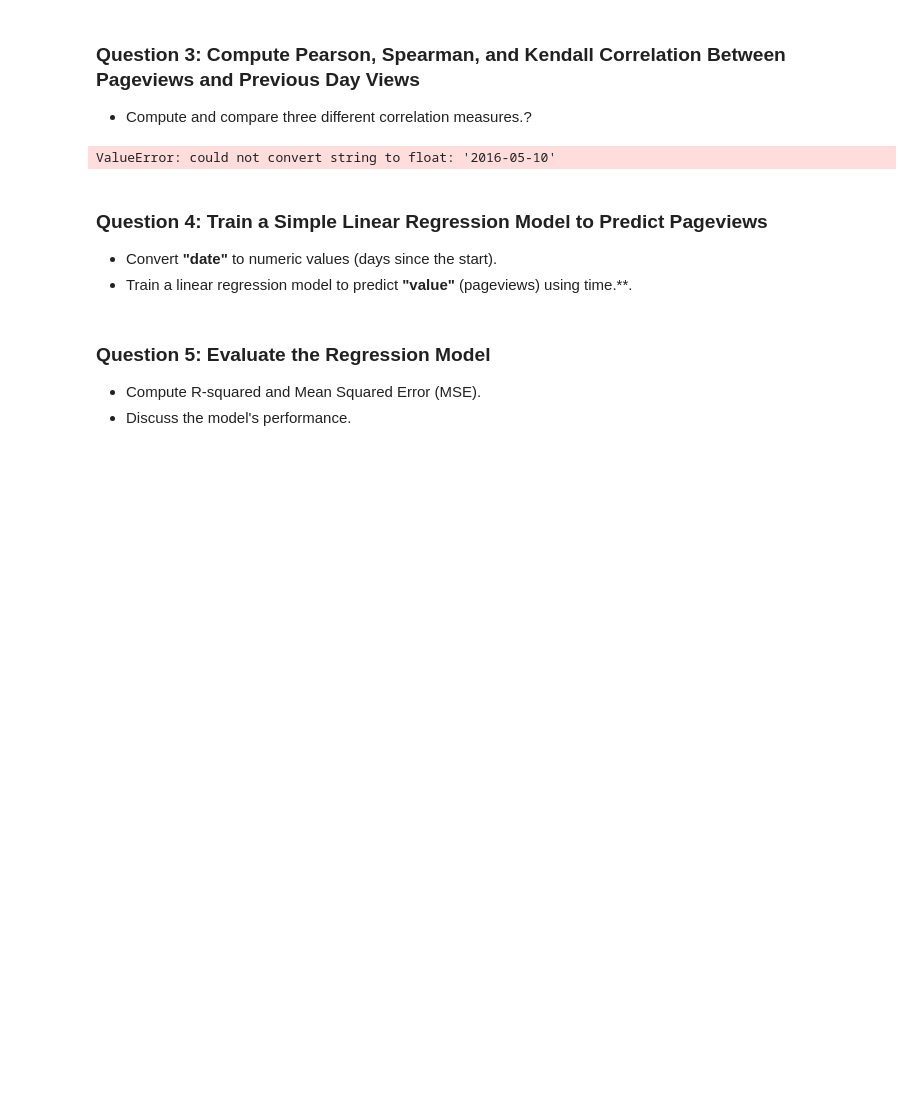
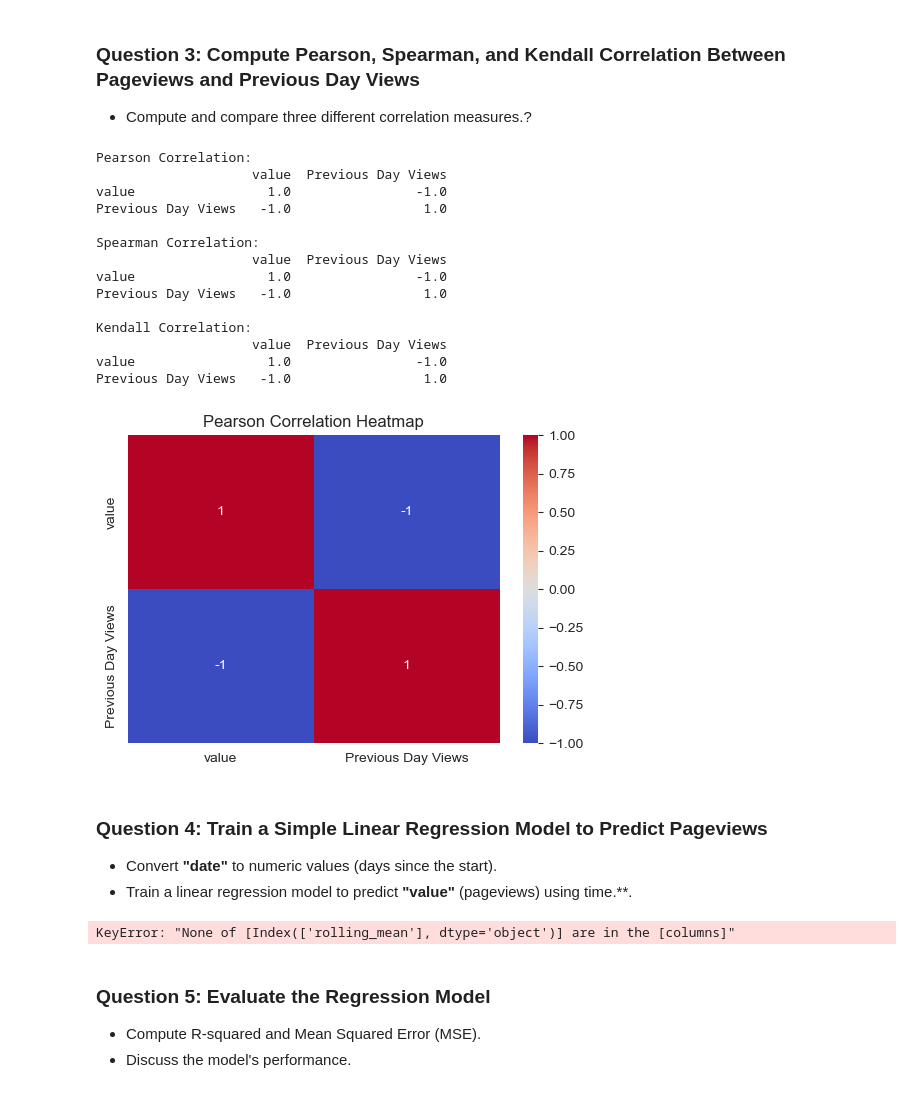
Before and after one commit to 01Qin/DataAnalytics, a Jupyter notebook: week 5/hands_on_python_practice 5.ipynb, the cells around one changed output. Saved outputs shown, nothing was run; the diff lists cells and outputs as text; code cells hidden in the pictures; blank space fills up the shorter version.

Commit message:
Calculate correlation

```diff
--- a/week 5/hands_on_python_practice 5.ipynb
+++ b/week 5/hands_on_python_practice 5.ipynb
@@ -92,32 +92,45 @@ Previous Day Views  2.417820e+09        3.517486e+09
 # %%
 # Your code here:
 # Calculate correlation matrices using different methods:
-df_clean = df.dropna()
 
-pearson_corr = df_clean.corr(method='pearson') # - Pearson: linear correlation (assumes normality)
-spearman_corr = df_clean.corr(method='spearman') # - Spearman: rank-based correlation (monotonic relationships)
-kendall_corr = df_clean.corr(method='kendall') # - Kendall: rank correlation (more robust with small samples or ties)
+pearson_corr = cov_matrix.corr(method='pearson') # - Pearson: linear correlation (assumes normality)
+spearman_corr = cov_matrix.corr(method='spearman') # - Spearman: rank-based correlation (monotonic relationships)
+kendall_corr = cov_matrix.corr(method='kendall') # - Kendall: rank correlation (more robust with small samples or ties)
 
 # Display the correlation matrices
 print("\nPearson Correlation:")
 print(pearson_corr)
 
 print("\nSpearman Correlation:")
 print(spearman_corr)
 
 print("\nKendall Correlation:")
 print(kendall_corr)
 
 plt.figure(figsize=(6, 4))
 sns.heatmap(pearson_corr, annot=True, cmap="coolwarm", center=0)
 
 # Add title
 plt.title("Pearson Correlation Heatmap")
 
 # Show plot
 plt.show()
 # %% [output]
-ValueError: could not convert string to float: '2016-05-10'
+Pearson Correlation:
+                    value  Previous Day Views
+value                 1.0                -1.0
+Previous Day Views   -1.0                 1.0
+
+Spearman Correlation:
+                    value  Previous Day Views
+value                 1.0                -1.0
+Previous Day Views   -1.0                 1.0
+
+Kendall Correlation:
+                    value  Previous Day Views
+value                 1.0                -1.0
+Previous Day Views   -1.0                 1.0
+[figure, added]
 # %% [markdown]
 ### **Question 4: Train a Simple Linear Regression Model to Predict Pageviews**
 - Convert **"date"** to numeric values (days since the start).
@@ -128,10 +141,10 @@ from sklearn.model_selection import train_test_split
 # Your code here:
 # Linear Regression with Scikit-Learn
 
-# Goal: Predict the actual value based on its rolling mean
+# Goal: Predict the actual value based on time
 
 # Define features (independent variable) and target (dependent variable)
-X = df_clean[['rolling_mean']]  # Feature: smoothed version of the value
+X = df_clean[['time']]  # Feature: smoothed version of the value
 y = df_clean['value']           # Target: original value
 
 # Split the dataset into training and testing sets (80% train, 20% test)
@@ -152,6 +165,8 @@ print("Intercept:", model.intercept_)         # The constant term (β₀)
 print("Coefficient:", model.coef_[0])         # The slope (β₁) for rolling_mean
 print("R-squared:", r2_score(y_test, y_pred)) # Proportion of variance explained
 print("Mean Squared Error:", mean_squared_error(y_test, y_pred))  # Average squared error
+# %% [output]
+KeyError: "None of [Index(['rolling_mean'], dtype='object')] are in the [columns]"
 # %% [markdown]
 ### **Question 5: Evaluate the Regression Model**
 - Compute R-squared and Mean Squared Error (MSE).
```
Also changed, not shown: parts of 2 cells of this notebook.
